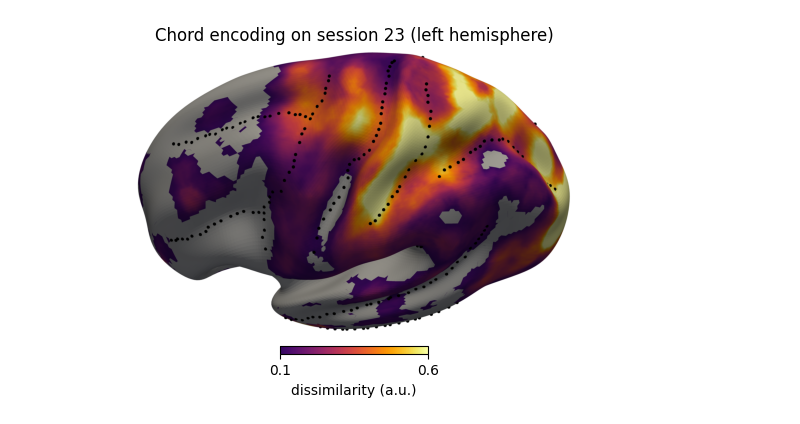
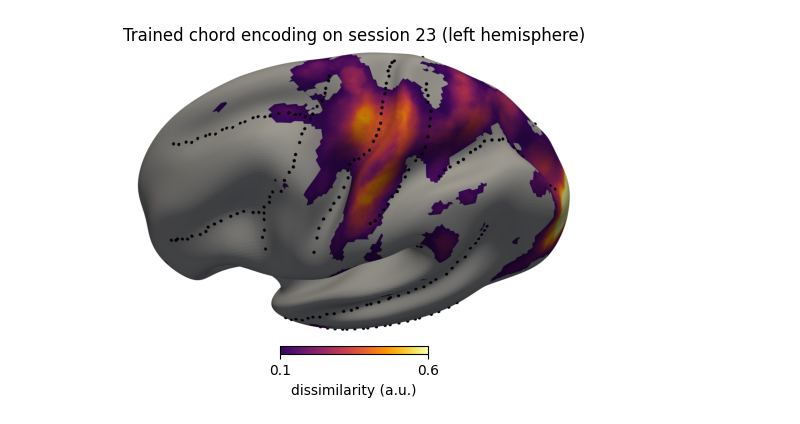
Before and after one commit to mnlmrc/extension-flexion-chords, a Jupyter notebook: notebooks/searchlight_encoding.ipynb, the cells around one changed output. Drawn from its saved outputs; the diff is of its cells as text; code cells hidden in the pictures.

```diff
--- a/notebooks/searchlight_encoding.ipynb
+++ b/notebooks/searchlight_encoding.ipynb
@@ -16,7 +16,7 @@ H = 'L'
 glm = 3
 sess = 3
 
-gifti = nb.load(os.path.join(gl.baseDir, gl.surfDir, f'searchlight.encoding.glm{glm}.session{sess}.{H}.func.gii'))
+gifti = nb.load(os.path.join(gl.baseDir, gl.surfDir, f'searchlight.encoding-trained.glm{glm}.session{sess}.{H}.func.gii'))
 data = nt.get_gifti_data_matrix(gifti)
 data_avg = np.nanmean(data, axis=1)[:, None]
 
@@ -32,7 +32,7 @@ cbar.ax.set_xlim(thresh, vmax)
 cbar.ax.set_xticks([thresh, vmax])
 cbar.outline.set_edgecolor('k')
 
-ax.set_title(f'Chord encoding on session {sess} (left hemisphere)')
+ax.set_title(f'Trained chord encoding on session {sess} (left hemisphere)')
 
 plt.show()
 # %% [output]
@@ -40,7 +62,7 @@ plt.show()
 # %%
 sess = 9
 
-gifti = nb.load(os.path.join(gl.baseDir, gl.surfDir, f'searchlight.encoding.glm{glm}.session{sess}.{H}.func.gii'))
+gifti = nb.load(os.path.join(gl.baseDir, gl.surfDir, f'searchlight.encoding-trained.glm{glm}.session{sess}.{H}.func.gii'))
 data = nt.get_gifti_data_matrix(gifti)
 data_avg = np.nanmean(data, axis=1)[:, None]
 
@@ -56,7 +78,7 @@ cbar.ax.set_xlim(thresh, vmax)
 cbar.ax.set_xticks([thresh, vmax])
 cbar.outline.set_edgecolor('k')
 
-ax.set_title(f'Chord encoding on session {sess} (left hemisphere)')
+ax.set_title(f'Trained chord encoding on session {sess} (left hemisphere)')
 
 plt.show()
 # %% [output]
@@ -63,0 +86,20 @@ plt.show()
+# %%
+gifti = nb.load(os.path.join(gl.baseDir, gl.surfDir, f'searchlight.encoding-untrained.glm{glm}.session{sess}.{H}.func.gii'))
+data = nt.get_gifti_data_matrix(gifti)
+data_avg = np.nanmean(data, axis=1)[:, None]
+
+fig, ax = plt.subplots()
+fig, ax = plot_surf(fig, ax, data_avg, H, col=0, vmin=vmin, vmax=vmax, thresh=thresh, cmap='inferno')
+
+# ---- add colorbar ----
+norm =Normalize(vmin=vmin, vmax=vmax)
+sm = ScalarMappable(norm=norm, cmap=cmap)
+cbar = fig.colorbar(sm, ax=ax, fraction=0.02, pad=0.04, orientation='horizontal')
+cbar.set_label('dissimilarity (a.u.)')
+cbar.ax.set_xlim(thresh, vmax)
+cbar.ax.set_xticks([thresh, vmax])
+cbar.outline.set_edgecolor('k')
+
+ax.set_title(f'untrained chord encoding on session {sess} (left hemisphere)')
+
+plt.show()
@@ -64,24 +108,24 @@ plt.show()
 # %%
 sess = 23
 
-gifti = nb.load(os.path.join(gl.baseDir, gl.surfDir, f'searchlight.encoding.glm{glm}.session{sess}.{H}.func.gii'))
+gifti = nb.load(os.path.join(gl.baseDir, gl.surfDir, f'searchlight.encoding-trained.glm{glm}.session{sess}.{H}.func.gii'))
 data = nt.get_gifti_data_matrix(gifti)
 data_avg = np.nanmean(data, axis=1)[:, None]
 
 fig, ax = plt.subplots()
 fig, ax = plot_surf(fig, ax, data_avg, H, col=0, vmin=vmin, vmax=vmax, thresh=thresh, cmap='inferno')
 
 # ---- add colorbar ----
 norm =Normalize(vmin=vmin, vmax=vmax)
 sm = ScalarMappable(norm=norm, cmap=cmap)
 cbar = fig.colorbar(sm, ax=ax, fraction=0.02, pad=0.04, orientation='horizontal')
 cbar.set_label('dissimilarity (a.u.)')
 cbar.ax.set_xlim(thresh, vmax)
 cbar.ax.set_xticks([thresh, vmax])
 cbar.outline.set_edgecolor('k')
 
-ax.set_title(f'Chord encoding on session {sess} (left hemisphere)')
+ax.set_title(f'Trained chord encoding on session {sess} (left hemisphere)')
 
 plt.show()
 # %% [output]
-[figure, old version]
+[figure, new version]
```
Also changed, not shown: parts of 5 cells of this notebook.
